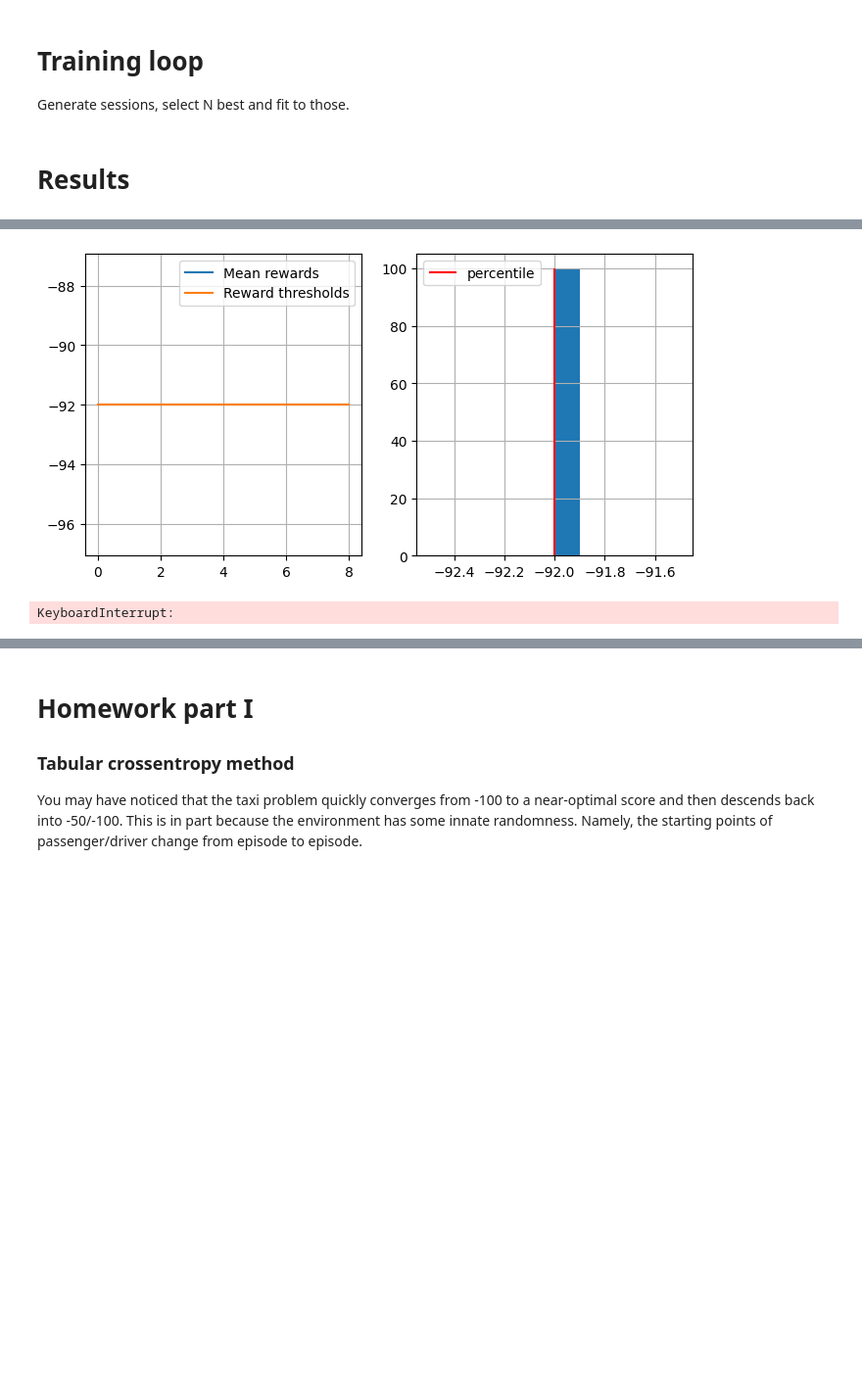
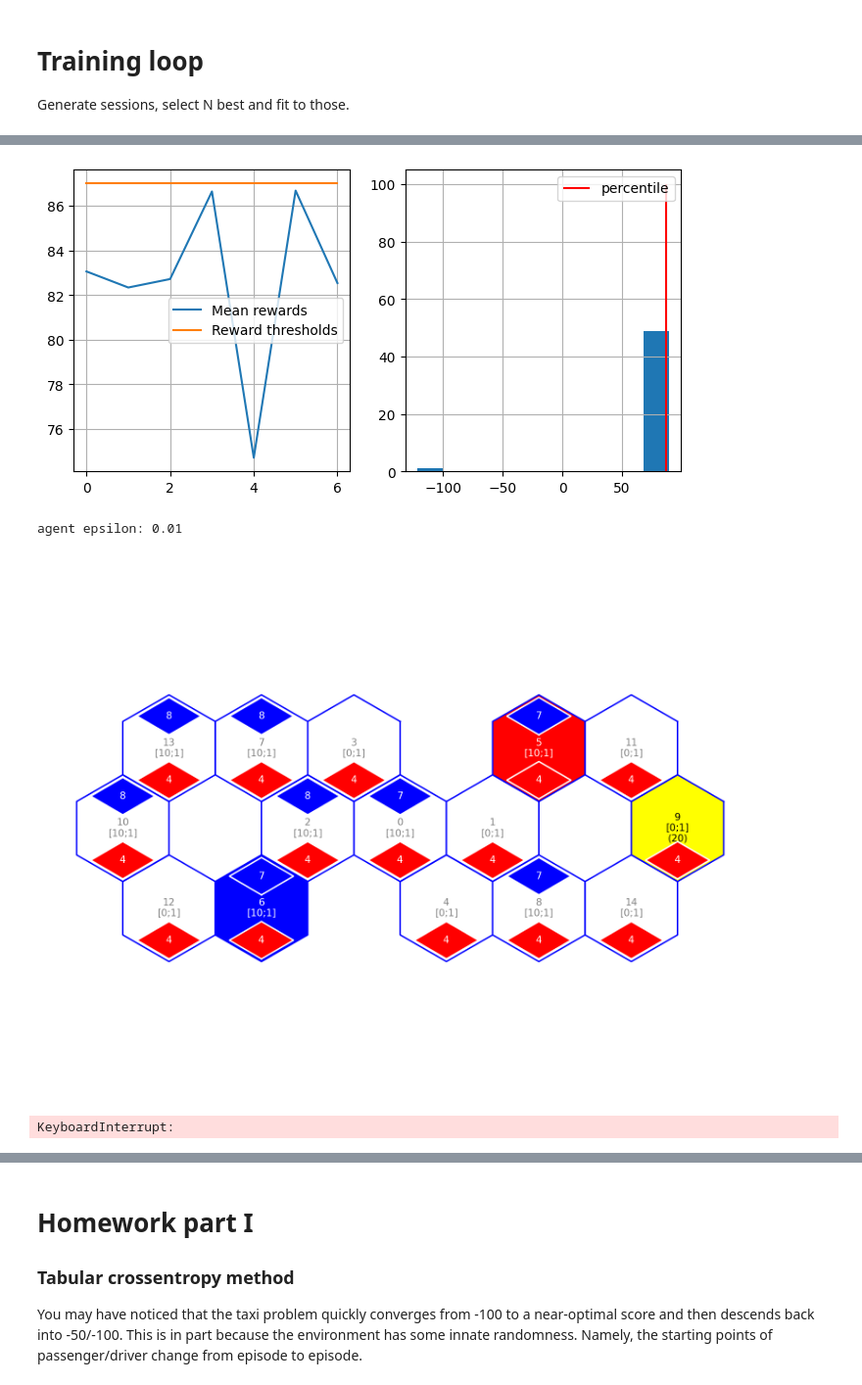
Before and after one commit to lduchosal/gym-springchallenge2023, a Jupyter notebook: solve/deep_py_league.ipynb, the cells around one changed output, grey strips where cells are left out. Shown at 98% size. Saved outputs shown, nothing was run; the diff lists cells and outputs as text; code cells hidden in the pictures; blank space fills up the shorter version.

Commit message:
Feat: change from regressor (0...1 float) to classifier (0 or 1) bool, first working version, with epsilon exploration et epsilon decay

```diff
--- a/solve/deep_py_league.ipynb
+++ b/solve/deep_py_league.ipynb
@@ -119,7 +127,10 @@ ValueError: Unknown label type: (array([[0.81901306, 0.87807312, 0.91603933, 0.7
 # %%
 import joblib
+import os
 
 filename = "pyleague_mplcregressor.joblib"
-
-# load model
-agent = joblib.load(filename)
+if os.path.exists(filename):
+    print("Loading pre-trained model")
+    # load model
+    mlpr = joblib.load(filename)
+    agent = EpsilonGreedyMLPRegressor(mlpr)
@@ -157,13 +166,16 @@ def generate_session(env, agent, t_max=100):
         # Update state based on action
         # act = np.exp(act_predict)
         # act = normalize_0_to_1(act_predict)
-        act = act_predict
+        mean_val = np.mean(act_predict)
+        act = np.array(act_predict) > mean_val
+
+        # act = np.where(act_predict > 0, 1, 0)
 
 
         # print("act ",act)
         # print("act.shape ",act.shape)
         # print("n_actions.shape ",n_actions.shape)
-        assert act.shape == n_actions.shape, "make sure probabilities are a vector (hint: np.reshape)"
+        # assert act.shape == n_actions.shape, "make sure probabilities are a vector (hint: np.reshape)"
 
         # use the probabilities you predicted to pick an action
         # sample proportionally to the probabilities, don't just take the most likely action
@@ -406,17 +311,16 @@ def show_progress(rewards_batch, log, percentile, reward_range=[-990, +10]):
     plt.grid()
 
     plt.show()
-# %% [markdown]
-# Results
 # %%
+# Results
 from pprint import pprint
-n_sessions = 100
-percentile = 60
+n_sessions = 50
+percentile = 70
 log = []
 
-for i in range(100):
+for i in range(10000):
     # generate new sessions
-    sessions = [ generate_session(env, agent, t_max=10000) for _ in range(n_sessions) ]
+    sessions = [ generate_session(env, agent, t_max=100) for _ in range(n_sessions) ]
 
     if False:
         pprint(sessions)
@@ -427,19 +331,13 @@ for i in range(100):
         print(actions_batch.shape)
         print(rewards_batch.shape)
 
+
     elite_states, elite_actions = select_elites(states_batch, actions_batch, rewards_batch, percentile)
 
     if False:
         print(elite_states)
         print(elite_actions)
 
-    #for a in elite_actions:
-    #     a[2] = 0
-    #     a[8] = 0
-    #     a[0] = 0.4
-    #     a[1] = 0.4
-    #     a[5] = 0.4
-    #     a[4] = 0.4
 
     # <YOUR CODE: partial_fit agent to predict elite_actions(y) from elite_states(X)>
     agent.partial_fit(elite_states, elite_actions)
@@ -449,6 +347,8 @@ for i in range(100):
     show_progress(
          rewards_batch, log, percentile, reward_range=[np.min(rewards_batch), np.max(rewards_batch)]
     )
+    print(f'agent epsilon: {agent.epsilon}')
+    env.render()
 
     if np.mean(rewards_batch) > 190:
         print("You Win! You may stop training now via KeyboardInterrupt.")
@@ -458,5 +358,7 @@ date 2023-09-18 17:38:21.622749
-[figure, old version]
+[figure, new version]
-KeyboardInterrupt:
+agent epsilon: 0.01
+[figure, added]
+KeyboardInterrupt:
 # %%
 # Record sessions
 
```
Also changed, not shown: parts of 10 cells of this notebook, 2 other files.
